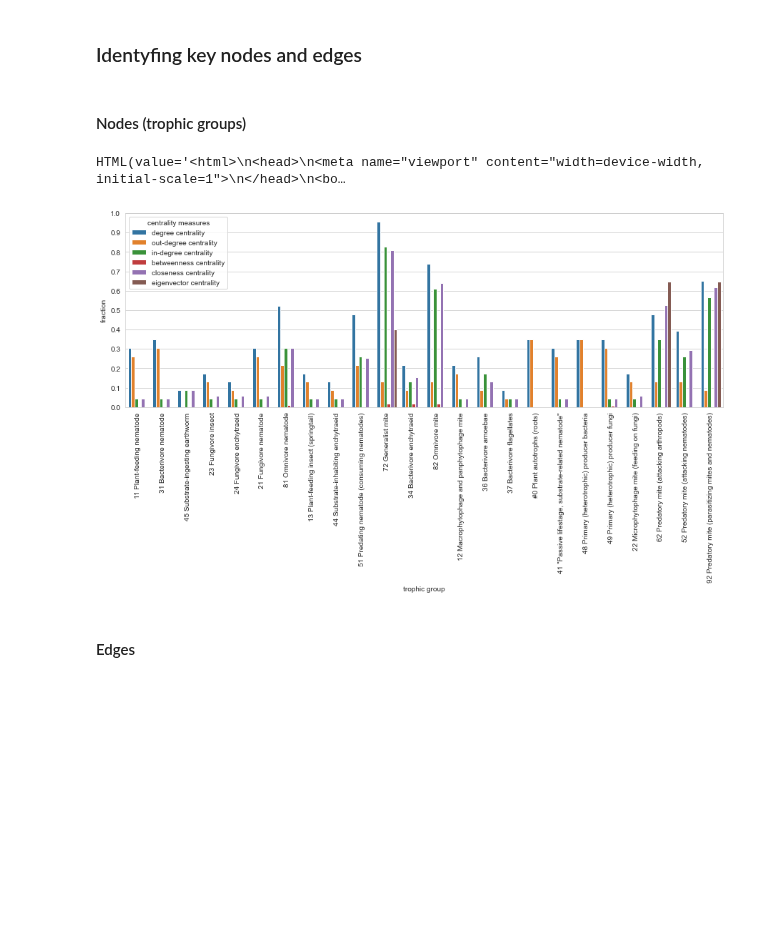
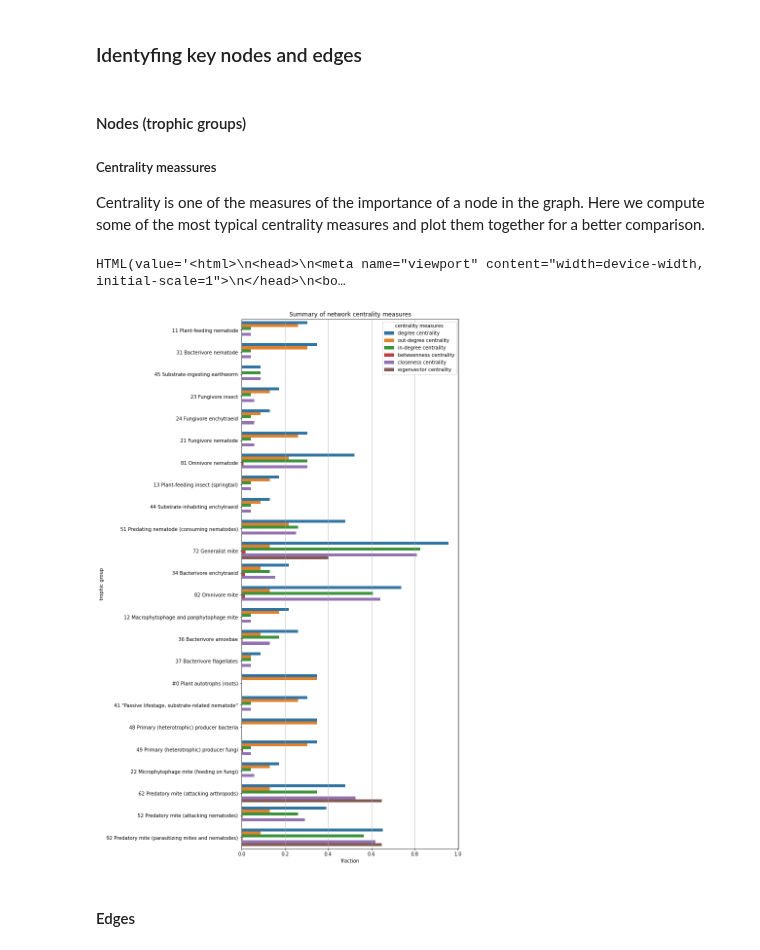
Before and after one commit to MartinMarzi/BEFANA, a Jupyter notebook: 3-network analysis.ipynb, the cells around one changed output. Saved outputs shown, nothing was run; the diff lists cells and outputs as text; code cells hidden in the pictures; blank space fills up the shorter version.

Commit message:
new material in network analysis

```diff
--- a/3-network analysis.ipynb
+++ b/3-network analysis.ipynb
@@ -39,6 +54,9 @@ G = nx.read_gpickle('results/G.pickle')
 ### Identyfing key nodes and edges
 # %% [markdown]
 #### Nodes (trophic groups)
+##### Centrality meassures
+
+Centrality is one of the measures of the importance of a node in the graph. Here we compute some of the most typical centrality measures and plot them together for a better comparison.
 # %%
 from utils.ui_functions import make_download_button
 
@@ -55,18 +73,19 @@ HTML(value='<html>\n<head>\n<meta name="viewport" content="width=device-width, i
 # %%
 # to long format
 df_meassures_melt = df_measures.reset_index()
 df_meassures_melt = df_meassures_melt.melt("trophic group", var_name='centrality measures', value_name='fraction')
 
-sns.set_style("whitegrid")
-fig, plot = plt.subplots(figsize=(15, 5))
-ax = sns.barplot(y="fraction", x="trophic group", hue='centrality measures', data=df_meassures_melt)
-ax.set_xticklabels(ax.get_xticklabels(), rotation = 90)
-ax.set_yticks(np.arange(0,1.1,0.1))
-_ = ax.set_ylim(0,1)
-# _ = ax.set_title("Summary of network centrality measures")
+fig, plot = plt.subplots(figsize=(8, 20))
+ax = sns.barplot(x="fraction", y="trophic group", hue='centrality measures', data=df_meassures_melt)
+ax.grid(which='major', axis='x')
+_ = ax.set_title("Summary of network centrality measures")
+
+# ax.set_xticklabels(ax.get_xticklabels(), rotation = 90)
+# ax.set_yticks(np.arange(0,1.1,0.1))
+# _ = ax.set_ylim(0,1)
 # _ = ax.set_xticklabels([truncate(s, 25) for s in df_measures.index])
 # %% [output]
-[figure, old version]
+[figure, new version]
 # %%
 # To-Do: ask Christian if ratio of in/out-degre would be useful?
 # %%
```
Also changed, not shown: parts of 12 cells of this notebook, 2 other files.
